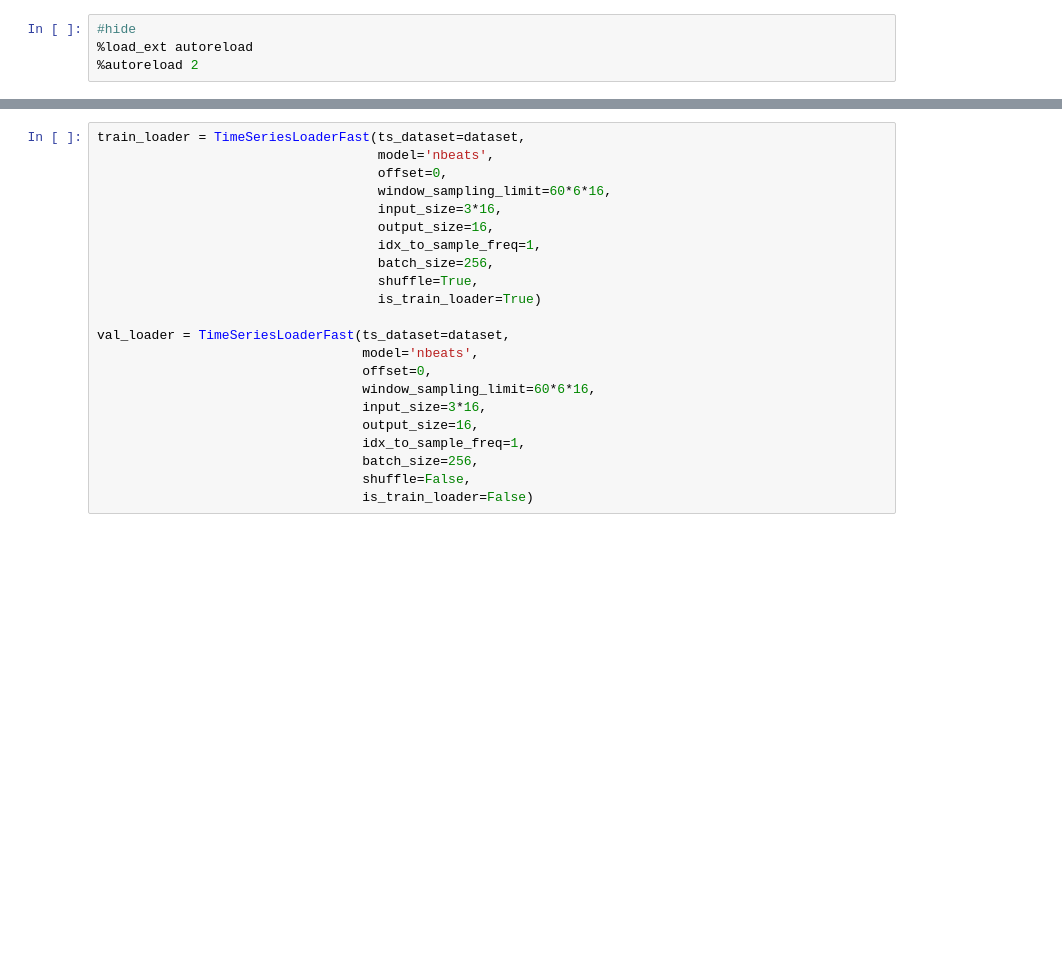
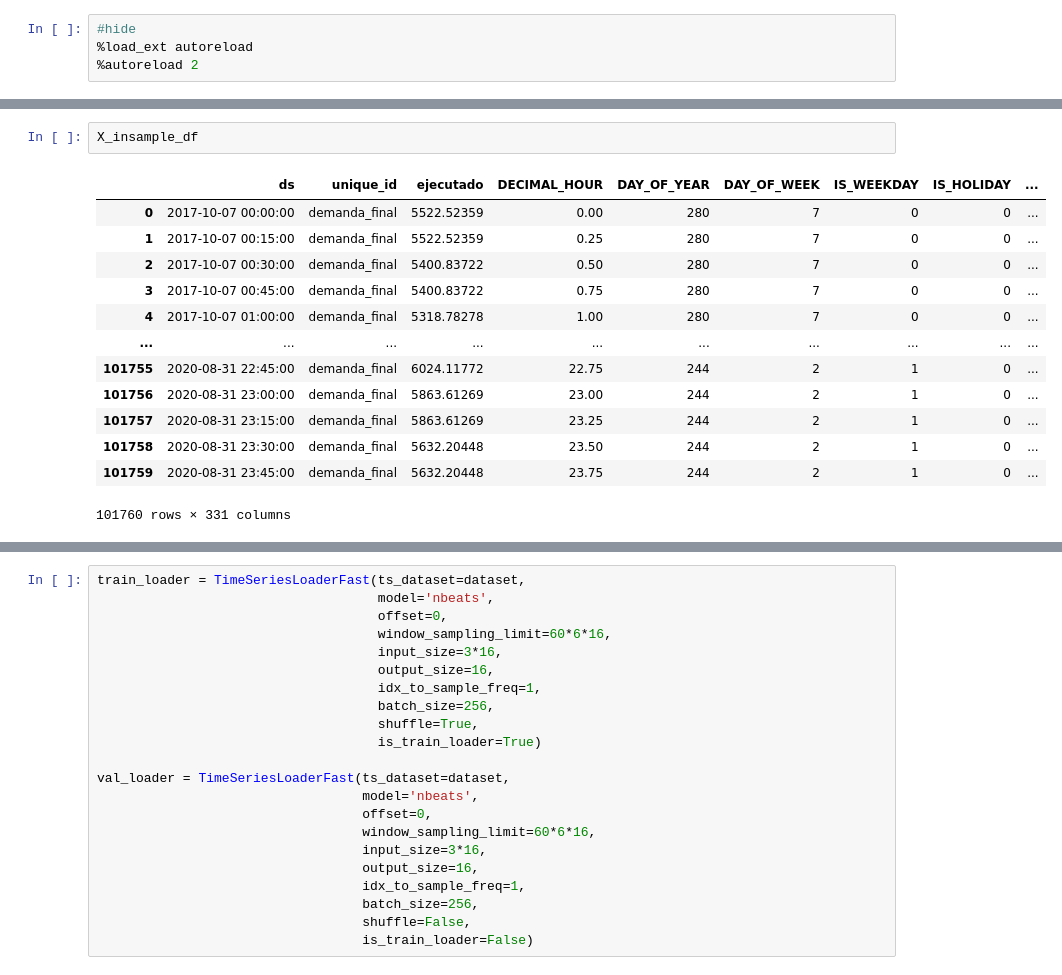
Before and after one commit to Nixtla/Nixtla, a Jupyter notebook: nbs/models_onnbeats__nbeats.ipynb, the cells around one changed output, grey strips where cells are left out. Drawn from its saved outputs; the diff is of its cells as text; blank space fills up the shorter version.

```diff
--- a/nbs/models_onnbeats__nbeats.ipynb
+++ b/nbs/models_onnbeats__nbeats.ipynb
@@ -615,0 +653,16 @@ Y_outsample_df.tail()
+# %%
+X_insample_df
+# %% [output]
+|  | ds | unique_id | ejecutado | DECIMAL_HOUR | DAY_OF_YEAR | DAY_OF_WEEK | IS_WEEKDAY | IS_HOLIDAY | ... |
+| 0 | 2017-10-07 00:00:00 | demanda_final | 5522.52359 | 0.00 | 280 | 7 | 0 | 0 | ... |
+| 1 | 2017-10-07 00:15:00 | demanda_final | 5522.52359 | 0.25 | 280 | 7 | 0 | 0 | ... |
+| 2 | 2017-10-07 00:30:00 | demanda_final | 5400.83722 | 0.50 | 280 | 7 | 0 | 0 | ... |
+| 3 | 2017-10-07 00:45:00 | demanda_final | 5400.83722 | 0.75 | 280 | 7 | 0 | 0 | ... |
+| 4 | 2017-10-07 01:00:00 | demanda_final | 5318.78278 | 1.00 | 280 | 7 | 0 | 0 | ... |
+| ... | ... | ... | ... | ... | ... | ... | ... | ... | ... |
+| 101755 | 2020-08-31 22:45:00 | demanda_final | 6024.11772 | 22.75 | 244 | 2 | 1 | 0 | ... |
+| 101756 | 2020-08-31 23:00:00 | demanda_final | 5863.61269 | 23.00 | 244 | 2 | 1 | 0 | ... |
+| 101757 | 2020-08-31 23:15:00 | demanda_final | 5863.61269 | 23.25 | 244 | 2 | 1 | 0 | ... |
+| 101758 | 2020-08-31 23:30:00 | demanda_final | 5632.20448 | 23.50 | 244 | 2 | 1 | 0 | ... |
+| 101759 | 2020-08-31 23:45:00 | demanda_final | 5632.20448 | 23.75 | 244 | 2 | 1 | 0 | ... |
+101760 rows × 331 columns
```
Also changed, not shown: parts of 16 cells of this notebook, 1 other file.
